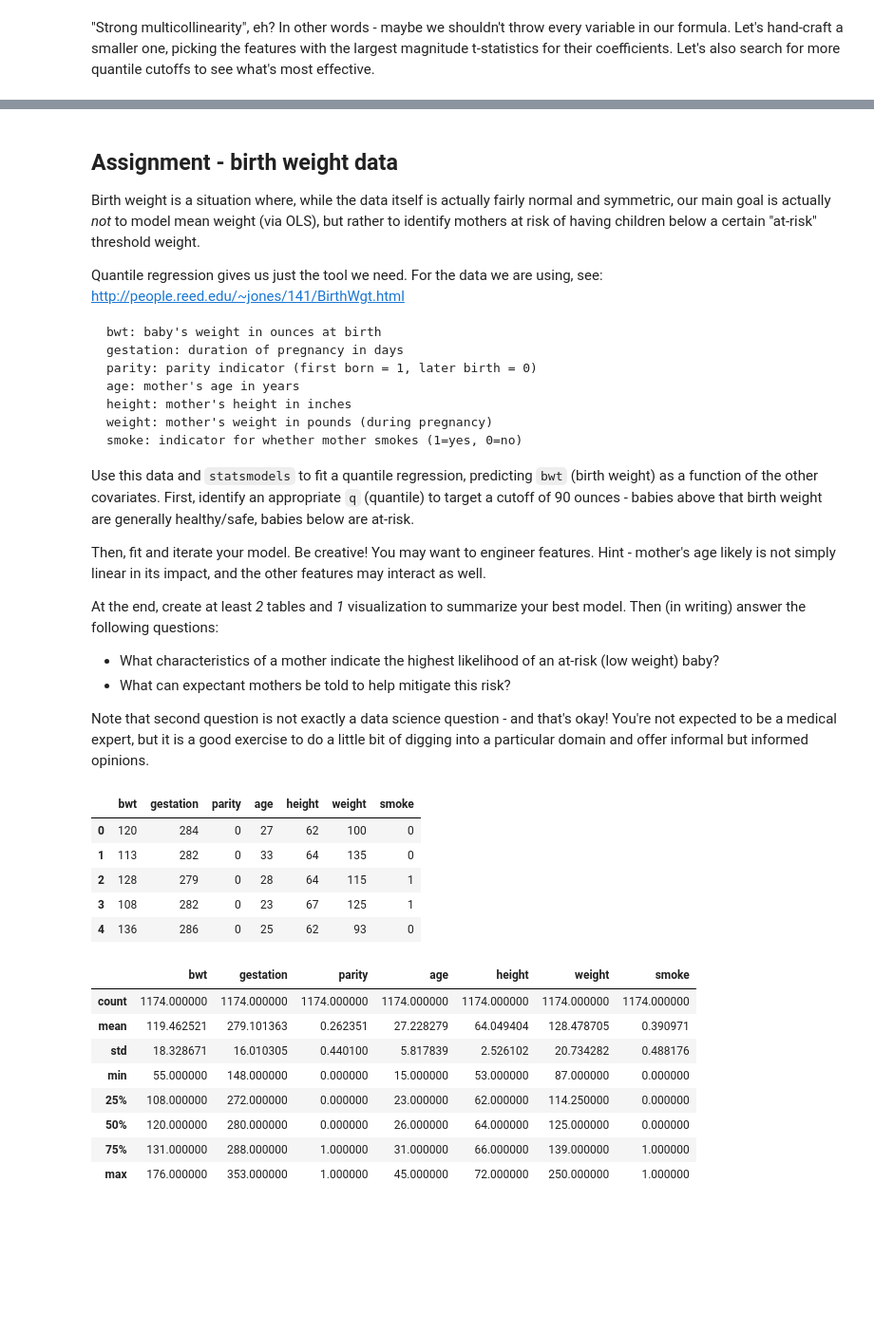
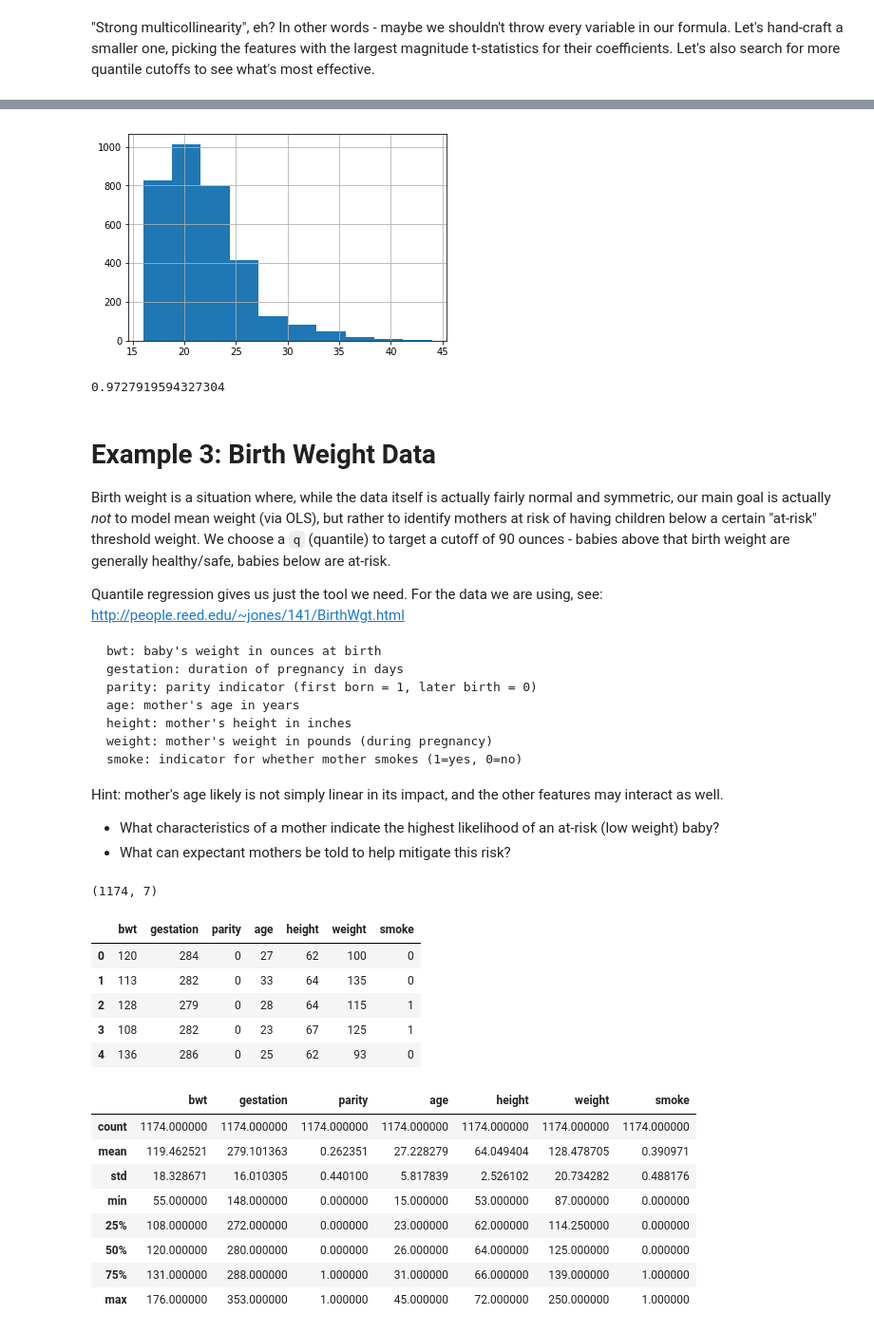
Before and after one commit to chrisluedtke/data-science-journal, a Jupyter notebook: 07-Advanced-Regression/03_Quantile_Regression.ipynb, the cells around one changed output, grey strips where cells are left out. Shown at 95% size. Cells and saved outputs as stored; diff of their text form; code cells hidden in the pictures; blank space fills up the shorter version.

```diff
--- a/07-Advanced-Regression/03_Quantile_Regression.ipynb
+++ b/07-Advanced-Regression/03_Quantile_Regression.ipynb
@@ -243,0 +338,15 @@ Live - let's consider another dataset! Specifically, "SkillCraft" (data on compe
+# %%
+df['Age'].hist();
+# %% [output]
+[figure, added]
+# %%
+from sklearn.linear_model import LinearRegression
+
+y = df['APM']
+X = df.drop(columns='APM')
+
+model = LinearRegression()
+model.fit(X,y)
+model.score(X,y)
+# %% [output]
+0.9727919594327304
@@ -244,7 +357,7 @@ Live - let's consider another dataset! Specifically, "SkillCraft" (data on compe
 # %% [markdown]
-## Assignment - birth weight data
+# Example 3: Birth Weight Data
 
-Birth weight is a situation where, while the data itself is actually fairly normal and symmetric, our main goal is actually *not* to model mean weight (via OLS), but rather to identify mothers at risk of having children below a certain "at-risk" threshold weight.
+Birth weight is a situation where, while the data itself is actually fairly normal and symmetric, our main goal is actually *not* to model mean weight (via OLS), but rather to identify mothers at risk of having children below a certain "at-risk" threshold weight. We choose a `q` (quantile) to target a cutoff of 90 ounces - babies above that birth weight are generally healthy/safe, babies below are at-risk.
 
 Quantile regression gives us just the tool we need. For the data we are using, see: http://people.reed.edu/~jones/141/BirthWgt.html
 
@@ -256,21 +369,16 @@ Quantile regression gives us just the tool we need. For the data we are using, s
     weight: mother's weight in pounds (during pregnancy)
     smoke: indicator for whether mother smokes (1=yes, 0=no)
 
-Use this data and `statsmodels` to fit a quantile regression, predicting `bwt` (birth weight) as a function of the other covariates. First, identify an appropriate `q` (quantile) to target a cutoff of 90 ounces - babies above that birth weight are generally healthy/safe, babies below are at-risk.
-
-Then, fit and iterate your model. Be creative! You may want to engineer features. Hint - mother's age likely is not simply linear in its impact, and the other features may interact as well.
-
-At the end, create at least *2* tables and *1* visualization to summarize your best model. Then (in writing) answer the following questions:
+Hint: mother's age likely is not simply linear in its impact, and the other features may interact as well.
 
 - What characteristics of a mother indicate the highest likelihood of an at-risk (low weight) baby?
 - What can expectant mothers be told to help mitigate this risk?
-
-Note that second question is not exactly a data science question - and that's okay! You're not expected to be a medical expert, but it is a good exercise to do a little bit of digging into a particular domain and offer informal but informed opinions.
 # %%
-import pandas as pd
 bwt_df = pd.read_csv('http://people.reed.edu/~jones/141/Bwt.dat')
+print(bwt_df.shape)
 bwt_df.head()
 # %% [output]
+(1174, 7)
 |  | bwt | gestation | parity | age | height | weight | smoke |
 | 0 | 120 | 284 | 0 | 27 | 62 | 100 | 0 |
 | 1 | 113 | 282 | 0 | 33 | 64 | 135 | 0 |
```
Also changed, not shown: parts of 37 cells of this notebook, 3 other files.
